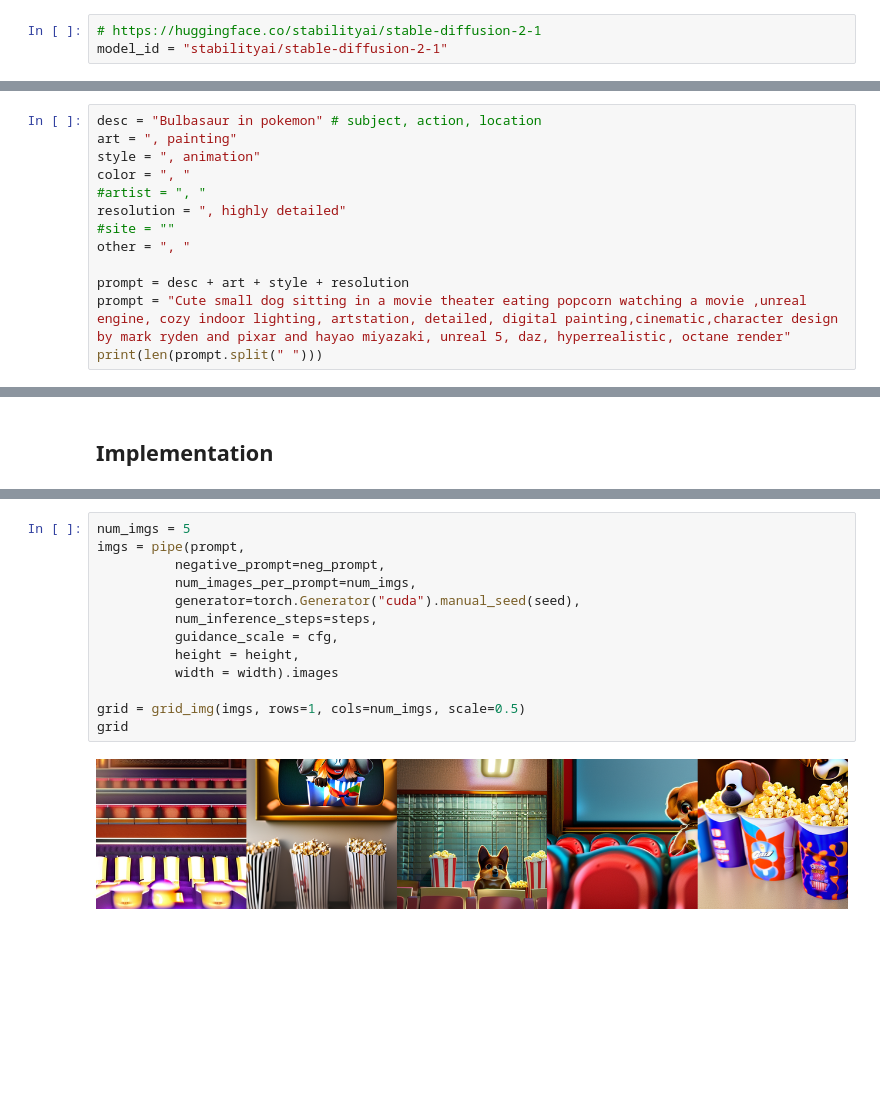
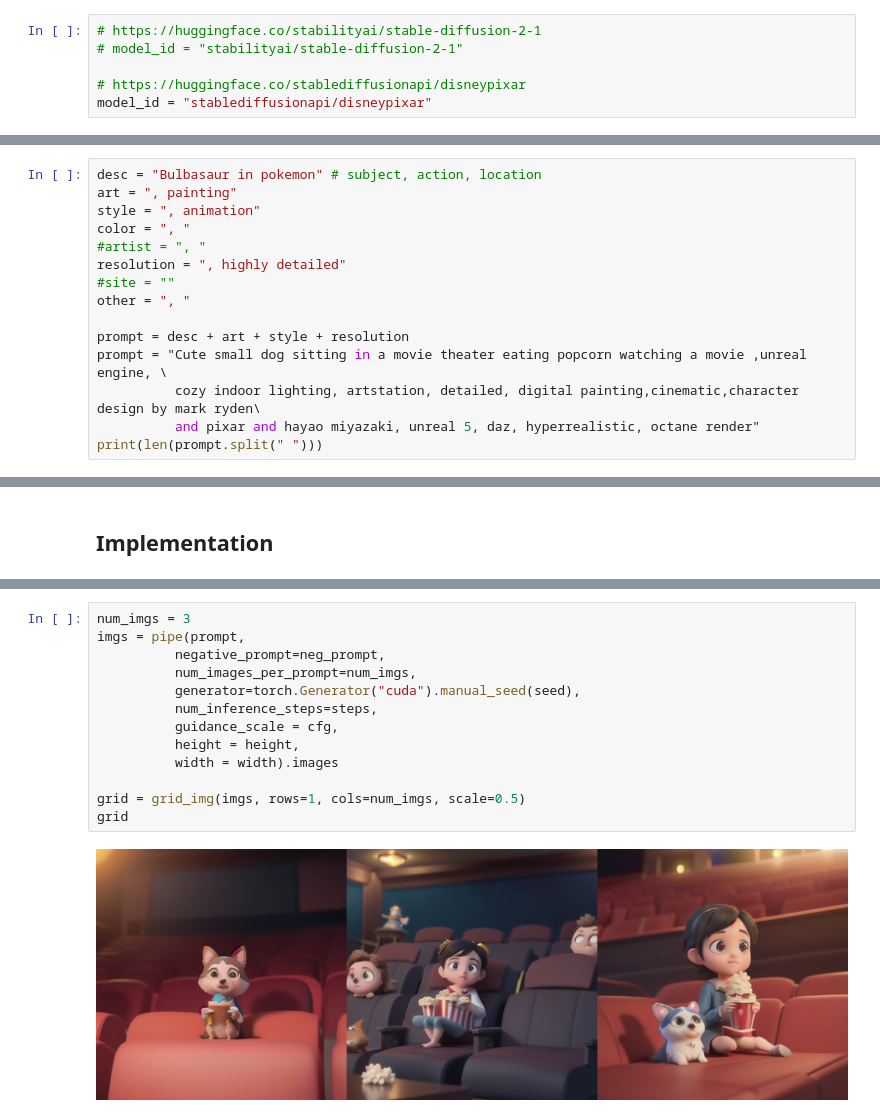
Before and after one commit to kimgeonhee317/sd-workspace, a Jupyter notebook: template/Basic.ipynb, the cells around one changed output, grey strips where cells are left out. Saved outputs shown, nothing was run; the diff lists cells and outputs as text; blank space fills up the shorter version.

```diff
--- a/template/Basic.ipynb
+++ b/template/Basic.ipynb
@@ -35,7 +34,10 @@ from diffusers import StableDiffusionPipeline
 ### 2. Model
 # %%
 # https://huggingface.co/stabilityai/stable-diffusion-2-1
-model_id = "stabilityai/stable-diffusion-2-1"
+# model_id = "stabilityai/stable-diffusion-2-1"
+
+# https://huggingface.co/stablediffusionapi/disneypixar
+model_id = "stablediffusionapi/disneypixar"
 # %% [markdown]
 ### 3. Pipe setting
 # %%
@@ -103,7 +129,9 @@ resolution = ", highly detailed"
 other = ", "
 
 prompt = desc + art + style + resolution
-prompt = "Cute small dog sitting in a movie theater eating popcorn watching a movie ,unreal engine, cozy indoor lighting, artstation, detailed, digital painting,cinematic,character design by mark ryden and pixar and hayao miyazaki, unreal 5, daz, hyperrealistic, octane render"
+prompt = "Cute small dog sitting in a movie theater eating popcorn watching a movie ,unreal engine, \
+          cozy indoor lighting, artstation, detailed, digital painting,cinematic,character design by mark ryden\
+          and pixar and hayao miyazaki, unreal 5, daz, hyperrealistic, octane render"
 print(len(prompt.split(" ")))
 # %% [output]
 37
@@ -147,17 +172,17 @@ EulerDiscreteScheduler {
   "trained_betas": null
 }
 # %%
-num_imgs = 5
+num_imgs = 3
 imgs = pipe(prompt,
           negative_prompt=neg_prompt,
           num_images_per_prompt=num_imgs,
           generator=torch.Generator("cuda").manual_seed(seed),
           num_inference_steps=steps,
           guidance_scale = cfg,
           height = height,
           width = width).images
 
 grid = grid_img(imgs, rows=1, cols=num_imgs, scale=0.5)
 grid
 # %% [output]
-[figure, old version]
+[figure, new version]
```
Also changed, not shown: parts of 4 cells of this notebook.
